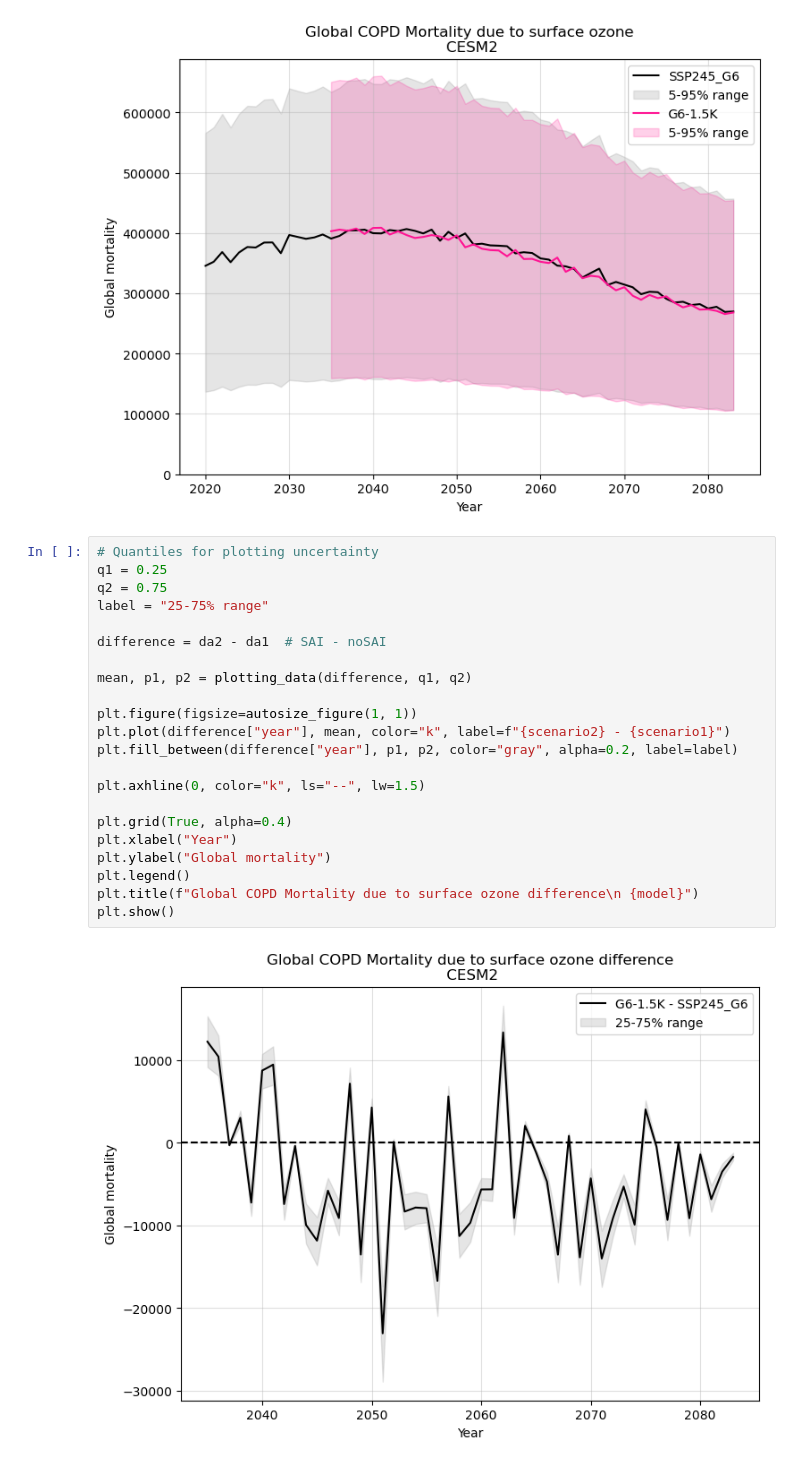
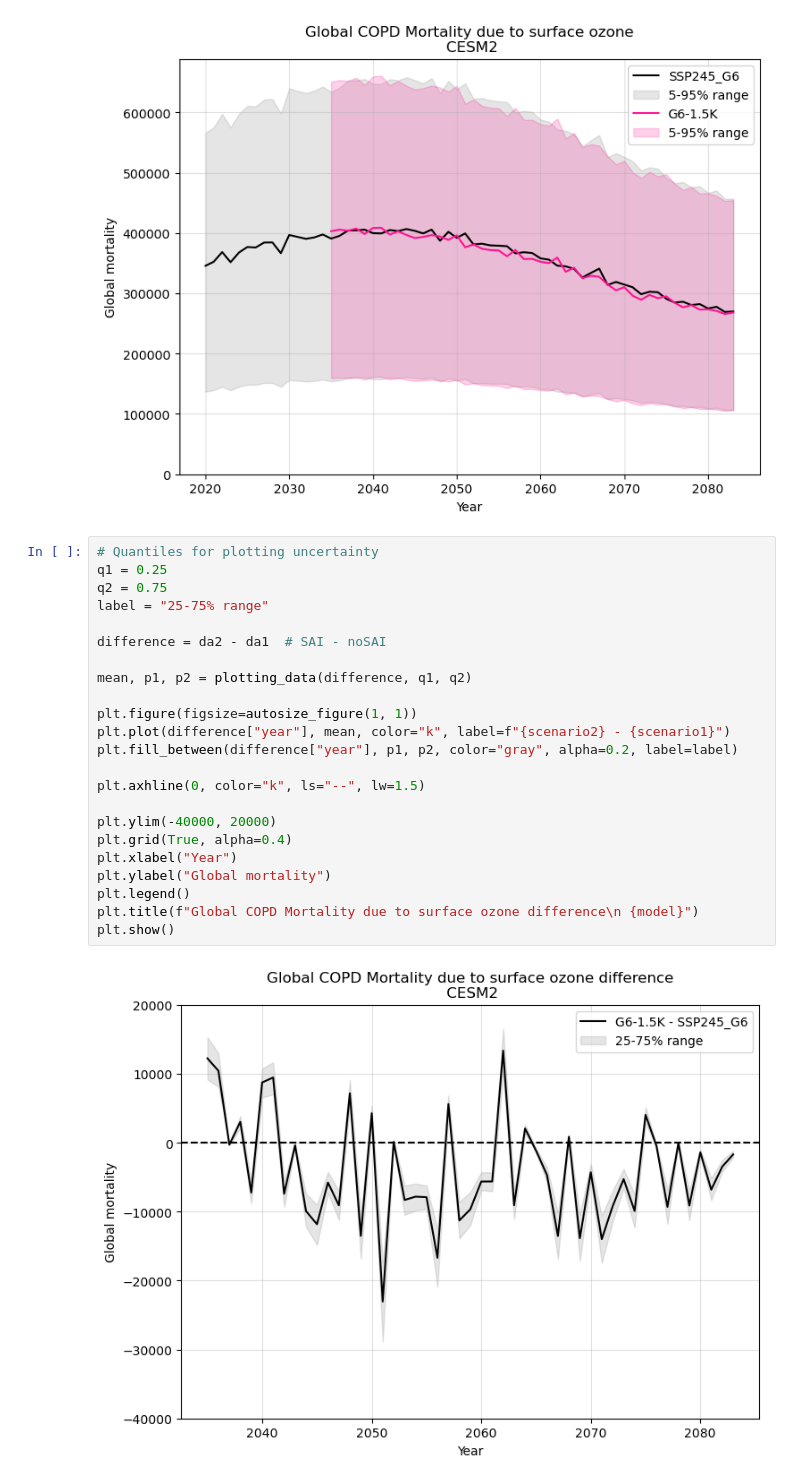
Before and after one commit to awells96/AQ_mortality_workflow, a Jupyter notebook: plotting/mortality/ozone/Global/Plot_global_mortality_timeseries.ipynb, the cells around one changed output. Saved outputs shown, nothing was run; the diff lists cells and outputs as text.

```diff
--- a/plotting/mortality/ozone/Global/Plot_global_mortality_timeseries.ipynb
+++ b/plotting/mortality/ozone/Global/Plot_global_mortality_timeseries.ipynb
@@ -117,27 +117,28 @@ plt.show()
 # %%
 # Quantiles for plotting uncertainty
 q1 = 0.25
 q2 = 0.75
 label = "25-75% range"
 
 difference = da2 - da1  # SAI - noSAI
 
 mean, p1, p2 = plotting_data(difference, q1, q2)
 
 plt.figure(figsize=autosize_figure(1, 1))
 plt.plot(difference["year"], mean, color="k", label=f"{scenario2} - {scenario1}")
 plt.fill_between(difference["year"], p1, p2, color="gray", alpha=0.2, label=label)
 
 plt.axhline(0, color="k", ls="--", lw=1.5)
 
+plt.ylim(-40000, 20000)
 plt.grid(True, alpha=0.4)
 plt.xlabel("Year")
 plt.ylabel("Global mortality")
 plt.legend()
 plt.title(f"Global COPD Mortality due to surface ozone difference\n {model}")
 plt.show()
 # %% [output]
-[figure, old version]
+[figure, new version]
 # %%
 # Quantiles for plotting uncertainty
 q1 = 0.05
```
Also changed, not shown: parts of 1 cell of this notebook.
